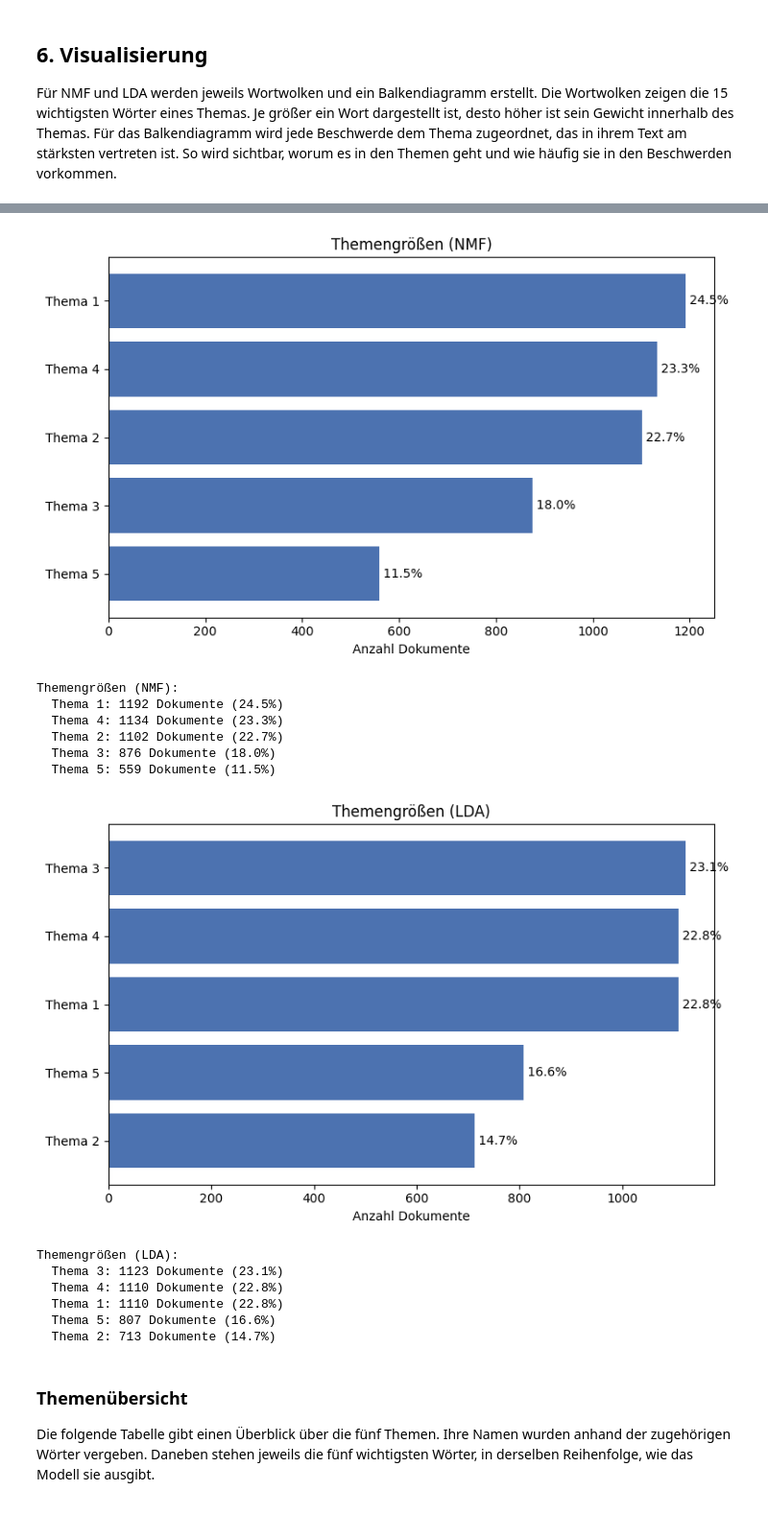
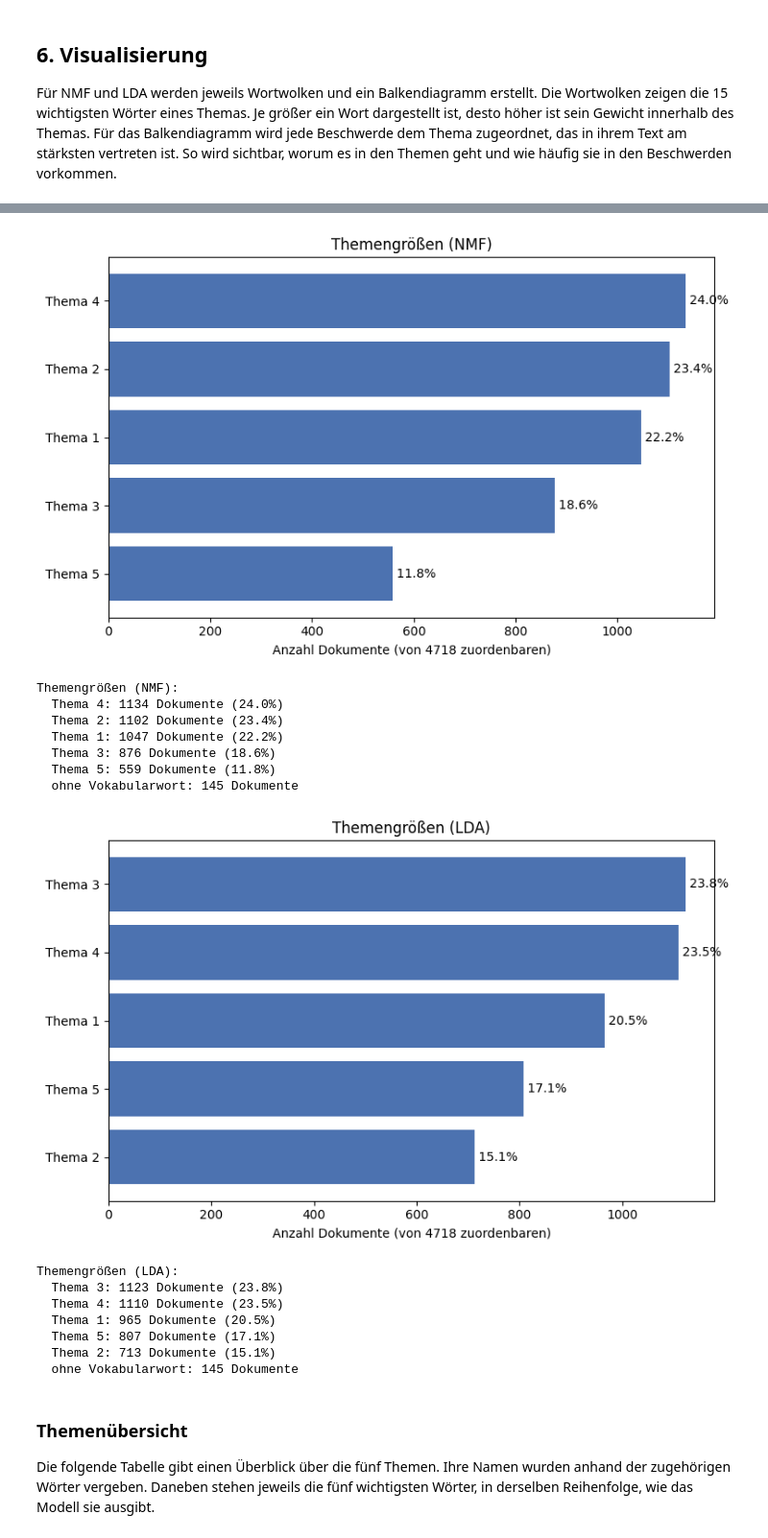
Before and after one commit to uygarucar24/nlp-themenanalyse, a Jupyter notebook: analyse.ipynb, the cells around one changed output, grey strips where cells are left out. Shown at 96% size. Cells and saved outputs as stored; diff of their text form; code cells hidden in the pictures.

Commit message:
Themenzuordnung korrigiert: Beschwerden ohne Vokabularwort ausgenommen

```diff
--- a/analyse.ipynb
+++ b/analyse.ipynb
@@ -372,8 +406,15 @@ CONFIGS = [("nmf_nndsvda", "NMF (nndsvda)"),
            ("nmf_random", "NMF (random)"),
            ("lda", "LDA (batch)")]
 
-# Rangfolge der Themengrößen aus Abschnitt 6, gegen die hier geprüft wird
-EXPECTED_ORDER = [1, 4, 2, 3, 5]
+# Rangfolge der Themengrößen des Modells aus Abschnitt 5, gegen die hier geprüft wird
+base_counts, base_unassigned = topic_counts(nmf_model, tfidf_matrix)
+base_pairs = []
+for t in range(N_TOPICS):
+    base_pairs.append((base_counts[t], t + 1))
+base_pairs.sort(reverse=True)
+EXPECTED_ORDER = []
+for count, topic in base_pairs:
+    EXPECTED_ORDER.append(topic)
 
 
 # Liest die Top-Wörter je Thema als Mengen aus dem Modell
@@ -431,11 +472,7 @@ def fit_with_seed(kind, seed):
 
 # Bestimmt je Thema den Anteil der Dokumente, die es am stärksten vertritt
 def topic_shares(model, matrix):
-    doc_topic = model.transform(matrix)
-    counts = np.zeros(len(model.components_), dtype=int)
-    for row in doc_topic:
-        best = row.argmax()
-        counts[best] = counts[best] + 1
+    counts, unassigned = topic_counts(model, matrix)
 
     total = counts.sum()
     shares = []
@@ -516,6 +553,7 @@ if same_order:
 
 # Anteil der Dokumente je Thema und Seed, zugeordnet wie in Abschnitt 6
 print("\nAnteil der Dokumente je Thema und Seed bei NMF (nndsvda)")
+print(f"{base_unassigned} Beschwerden ohne Vokabularwort sind in den Anteilen nicht enthalten")
 shares_per_seed = results["nmf_nndsvda"]["shares"]
 header = "  Thema"
 for seed in SEEDS:
@@ -612,58 +650,56 @@ def show_wordclouds(model, vectorizer, method, n_words=15):
 
 # Ordnet jede Beschwerde ihrem stärksten Thema zu und zeigt die Themengrößen als Balkendiagramm
 def show_topic_sizes(model, matrix, method):
-    doc_topic = model.transform(matrix)
-    n_topics = len(model.components_)
-    counts = np.zeros(n_topics, dtype=int)
-    for row in doc_topic:
-        best = row.argmax()
-        counts[best] = counts[best] + 1
+    counts, unassigned = topic_counts(model, matrix)
     total = counts.sum()
     order = counts.argsort()[::-1]
     labels = []
     sizes = []
     for i in order:
         labels.append(f"Thema {i + 1}")
         sizes.append(counts[i])
     plt.figure(figsize=(8, 5))
     positions = range(len(labels))
     plt.barh(positions, sizes, color="#4C72B0")
     plt.yticks(positions, labels)
     plt.gca().invert_yaxis()
-    plt.xlabel("Anzahl Dokumente")
+    plt.xlabel(f"Anzahl Dokumente (von {total} zuordenbaren)")
     plt.title(f"Themengrößen ({method})")
     for i in positions:
         pct = 100 * sizes[i] / total
         plt.text(sizes[i], i, f" {pct:.1f}%", va="center")
     plt.tight_layout()
     plt.show()
     print(f"Themengrößen ({method}):")
     for i in order:
         pct = 100 * counts[i] / total
         print(f"  Thema {i + 1}: {counts[i]} Dokumente ({pct:.1f}%)")
+    print(f"  ohne Vokabularwort: {unassigned} Dokumente")
 
 
 show_wordclouds(nmf_model, tfidf_vectorizer, "NMF")
 show_wordclouds(lda_model, bow_vectorizer, "LDA")
 show_topic_sizes(nmf_model, tfidf_matrix, "NMF")
 show_topic_sizes(lda_model, bow_matrix, "LDA")
 # %% [output]
 [figure]
 [figure]
-[figure, old version]
+[figure, new version]
 Themengrößen (NMF):
-  Thema 1: 1192 Dokumente (24.5%)
-  Thema 4: 1134 Dokumente (23.3%)
-  Thema 2: 1102 Dokumente (22.7%)
-  Thema 3: 876 Dokumente (18.0%)
-  Thema 5: 559 Dokumente (11.5%)
+  Thema 4: 1134 Dokumente (24.0%)
+  Thema 2: 1102 Dokumente (23.4%)
+  Thema 1: 1047 Dokumente (22.2%)
+  Thema 3: 876 Dokumente (18.6%)
+  Thema 5: 559 Dokumente (11.8%)
+  ohne Vokabularwort: 145 Dokumente
-[figure, old version]
+[figure, new version]
 Themengrößen (LDA):
-  Thema 3: 1123 Dokumente (23.1%)
-  Thema 4: 1110 Dokumente (22.8%)
-  Thema 1: 1110 Dokumente (22.8%)
-  Thema 5: 807 Dokumente (16.6%)
-  Thema 2: 713 Dokumente (14.7%)
+  Thema 3: 1123 Dokumente (23.8%)
+  Thema 4: 1110 Dokumente (23.5%)
+  Thema 1: 965 Dokumente (20.5%)
+  Thema 5: 807 Dokumente (17.1%)
+  Thema 2: 713 Dokumente (15.1%)
+  ohne Vokabularwort: 145 Dokumente
 # %% [markdown]
 ### Themenübersicht
 
```
Also changed, not shown: parts of 9 cells of this notebook, 4 other files.
